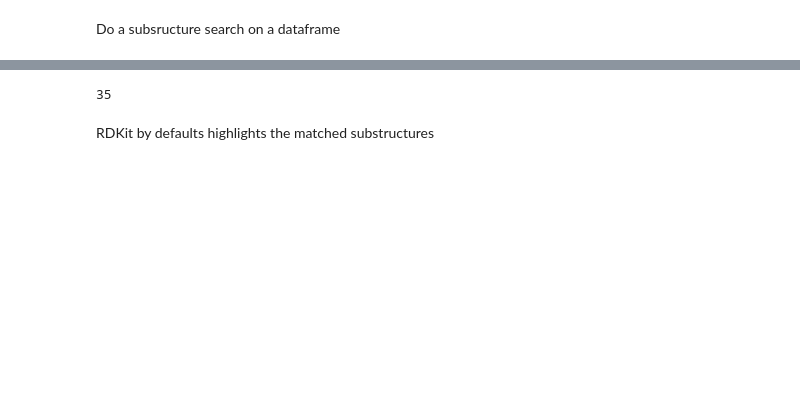
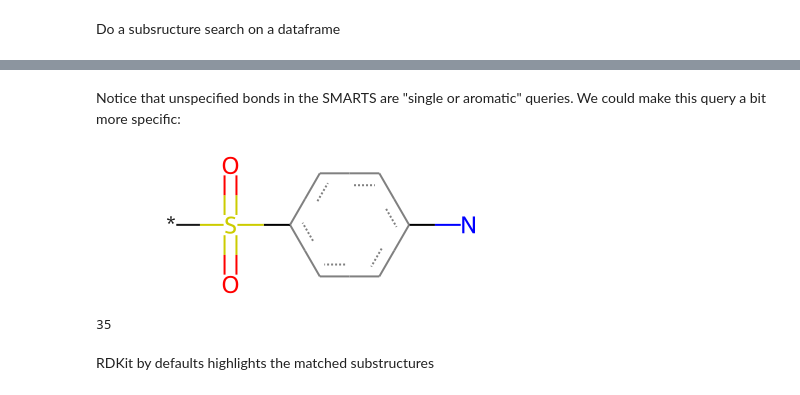
Before and after one commit to rdkit/rdkit-tutorials, a Jupyter notebook: notebooks/004_RDKit_pandas_support.ipynb, the cells around one changed output, grey strips where cells are left out. Drawn from its saved outputs; the diff is of its cells as text; code cells hidden in the pictures; blank space fills up the shorter version.

```diff
--- a/notebooks/004_RDKit_pandas_support.ipynb
+++ b/notebooks/004_RDKit_pandas_support.ipynb
@@ -100,3 +99,10 @@ Chem.Draw.MolToImage(query, kekulize=False)
+# %% [markdown]
+Notice that unspecified bonds in the SMARTS are "single or aromatic" queries. We could make this query a bit more specific:
+# %%
+query = Chem.MolFromSmarts('N-c1ccc(-S(=O)(=O)-[*])cc1')
+query
+# %% [output]
+[figure, added]
 # %%
 len(df[df['ROMol'] >= query])
 # %% [output]
```
Also changed, not shown: parts of 7 cells of this notebook, 4 other files.
